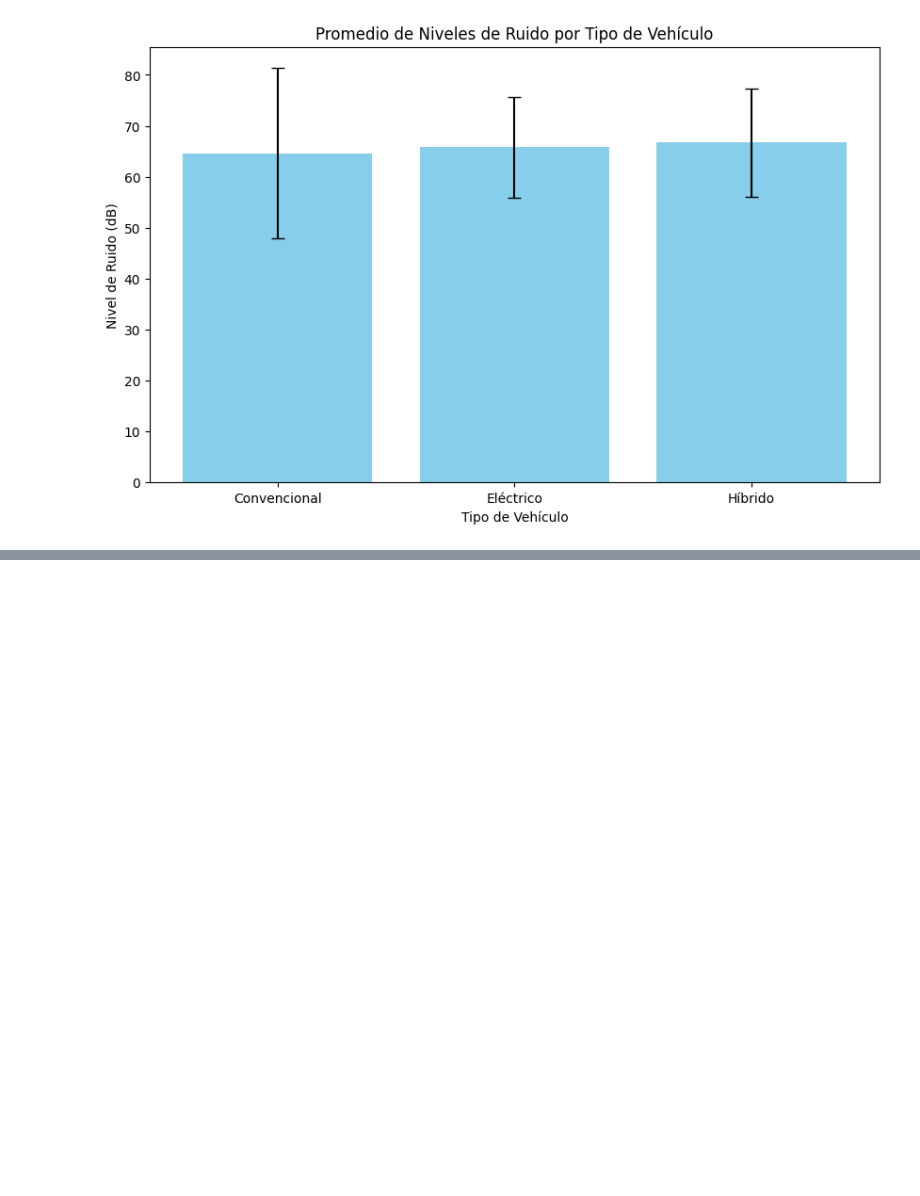
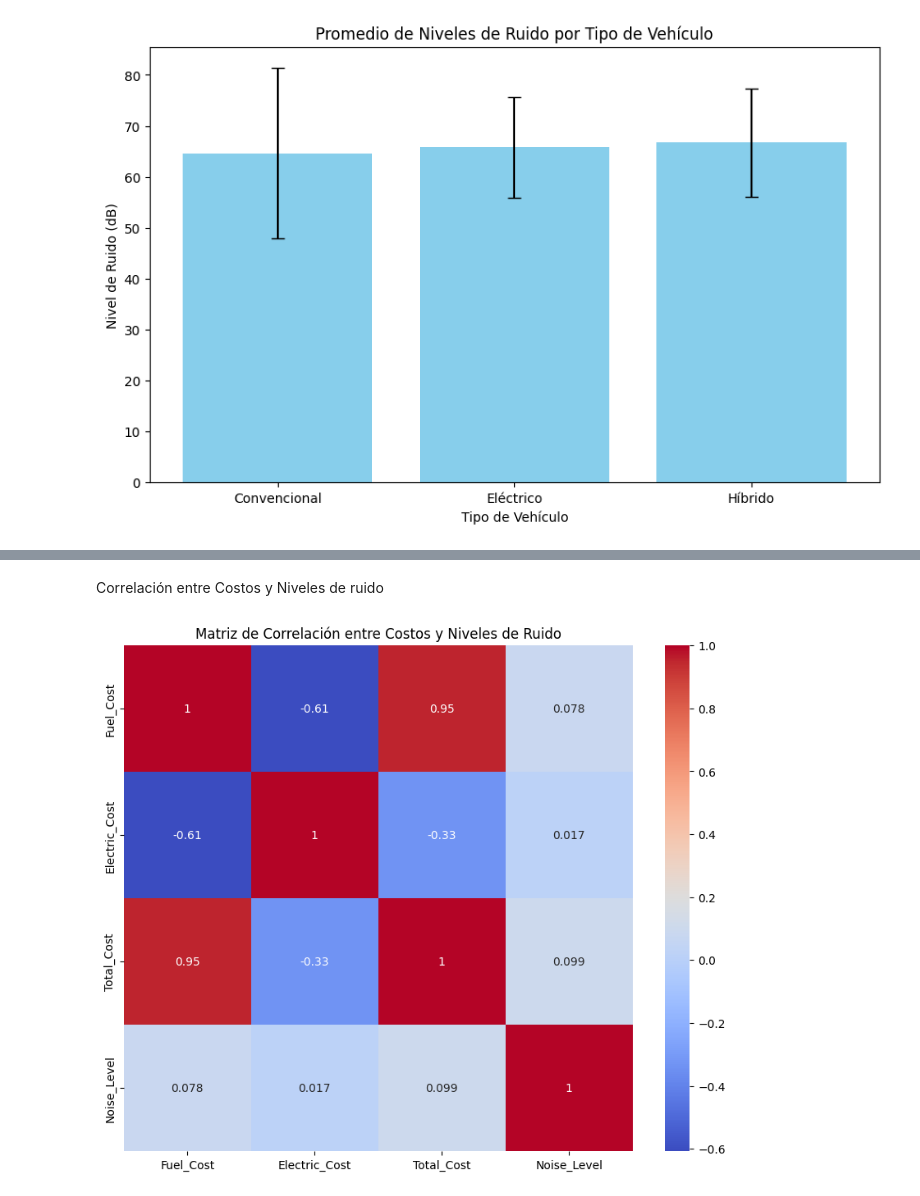
Before and after one commit to GLibardoAlarcon/Proyecto_Finalizado_Streamlit, a Jupyter notebook: EDA_REVISAR/EDA-T2.ipynb, the cells around one changed output, grey strips where cells are left out. Cells and saved outputs as stored; diff of their text form; code cells hidden in the pictures; blank space fills up the shorter version.

```diff
--- a/EDA_REVISAR/EDA-T2.ipynb
+++ b/EDA_REVISAR/EDA-T2.ipynb
@@ -119,0 +144,11 @@ Híbrido       66.690711  10.701175
+# %% [markdown]
+Correlación entre Costos y Niveles de ruido
+# %%
+# Matriz de correlación
+plt.figure(figsize=(10, 8))
+corr = df[['Fuel_Cost', 'Electric_Cost', 'Total_Cost', 'Noise_Level']].corr()
+sns.heatmap(corr, annot=True, cmap='coolwarm')
+plt.title('Matriz de Correlación entre Costos y Niveles de Ruido')
+plt.show()
+# %% [output]
+[figure, added]
```
Also changed, not shown: parts of 5 cells of this notebook.
